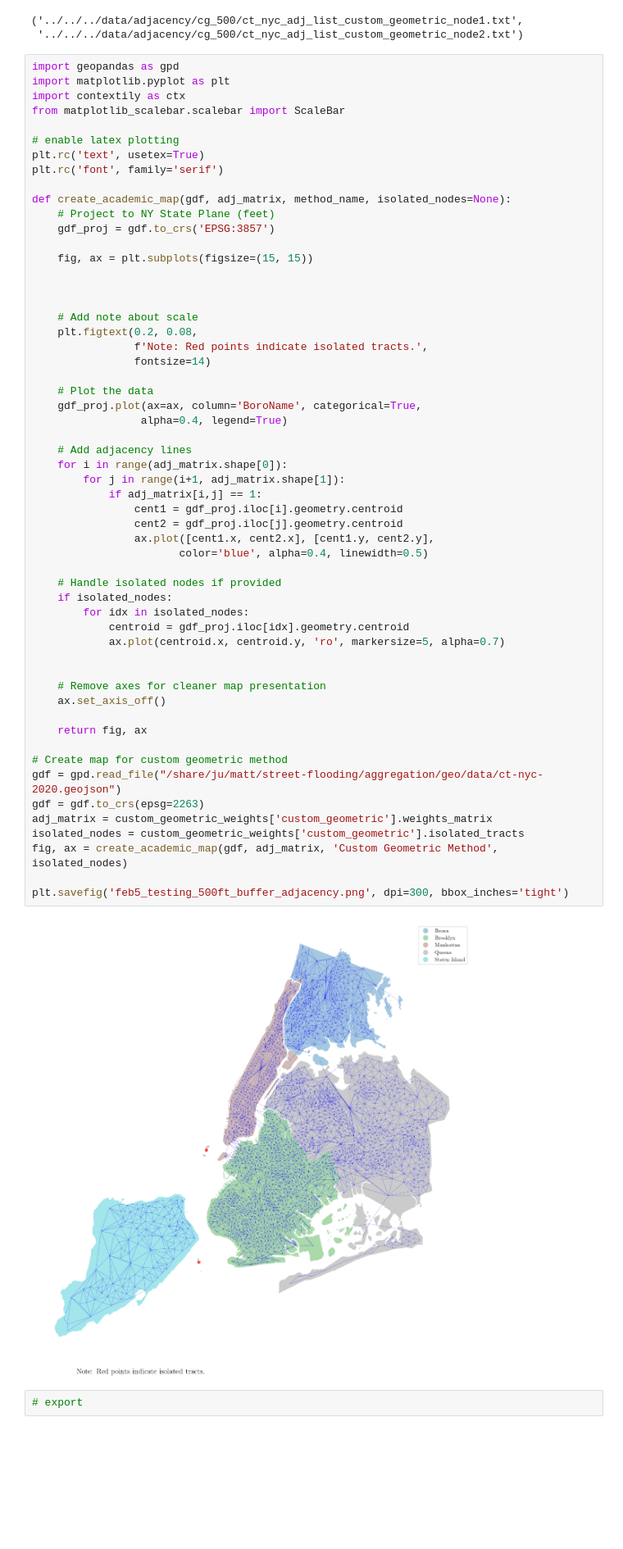
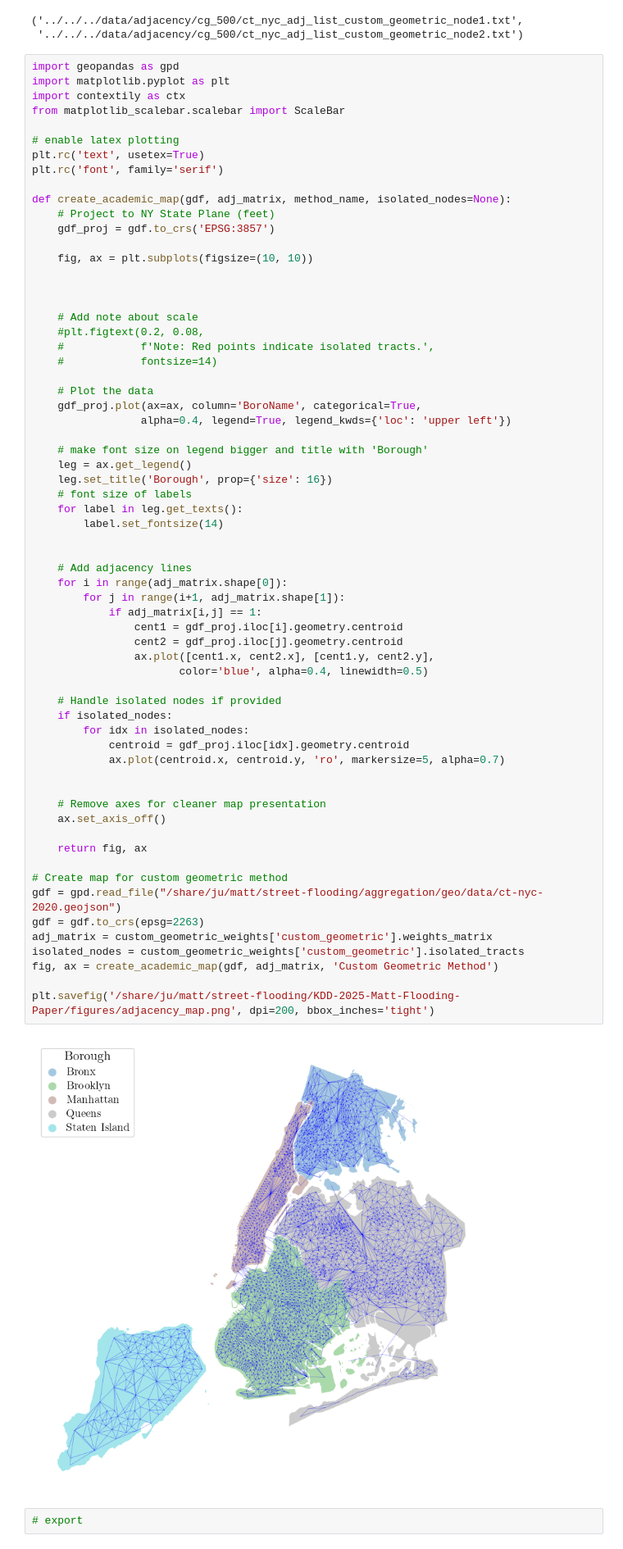
Before and after one commit to pendulating/bayflood, a Jupyter notebook: notebooks/for_paper/adjacency/geometric_buffer_adjacency.ipynb, the cells around one changed output. Shown at 82% size. Saved outputs shown, nothing was run; the diff lists cells and outputs as text; blank space fills up the shorter version.

Commit message:
adjacency scripts

```diff
--- a/notebooks/for_paper/adjacency/geometric_buffer_adjacency.ipynb
+++ b/notebooks/for_paper/adjacency/geometric_buffer_adjacency.ipynb
@@ -71,49 +71,57 @@ def create_academic_map(gdf, adj_matrix, method_name, isolated_nodes=None):
     # Project to NY State Plane (feet)
     gdf_proj = gdf.to_crs('EPSG:3857')
 
-    fig, ax = plt.subplots(figsize=(15, 15))
+    fig, ax = plt.subplots(figsize=(10, 10))
 
 
 
     # Add note about scale
-    plt.figtext(0.2, 0.08,
-                f'Note: Red points indicate isolated tracts.',
-                fontsize=14)
+    #plt.figtext(0.2, 0.08,
+    #            f'Note: Red points indicate isolated tracts.',
+    #            fontsize=14)
 
     # Plot the data
     gdf_proj.plot(ax=ax, column='BoroName', categorical=True,
-                 alpha=0.4, legend=True)
+                 alpha=0.4, legend=True, legend_kwds={'loc': 'upper left'})
+
+    # make font size on legend bigger and title with 'Borough'
+    leg = ax.get_legend()
+    leg.set_title('Borough', prop={'size': 16})
+    # font size of labels
+    for label in leg.get_texts():
+        label.set_fontsize(14)
+
 
     # Add adjacency lines
     for i in range(adj_matrix.shape[0]):
         for j in range(i+1, adj_matrix.shape[1]):
             if adj_matrix[i,j] == 1:
                 cent1 = gdf_proj.iloc[i].geometry.centroid
                 cent2 = gdf_proj.iloc[j].geometry.centroid
                 ax.plot([cent1.x, cent2.x], [cent1.y, cent2.y],
                        color='blue', alpha=0.4, linewidth=0.5)
 
     # Handle isolated nodes if provided
     if isolated_nodes:
         for idx in isolated_nodes:
             centroid = gdf_proj.iloc[idx].geometry.centroid
             ax.plot(centroid.x, centroid.y, 'ro', markersize=5, alpha=0.7)
 
 
     # Remove axes for cleaner map presentation
     ax.set_axis_off()
 
     return fig, ax
 
 # Create map for custom geometric method
 gdf = gpd.read_file("/share/ju/matt/street-flooding/aggregation/geo/data/ct-nyc-2020.geojson")
 gdf = gdf.to_crs(epsg=2263)
 adj_matrix = custom_geometric_weights['custom_geometric'].weights_matrix
 isolated_nodes = custom_geometric_weights['custom_geometric'].isolated_tracts
-fig, ax = create_academic_map(gdf, adj_matrix, 'Custom Geometric Method', isolated_nodes)
+fig, ax = create_academic_map(gdf, adj_matrix, 'Custom Geometric Method')
 
-plt.savefig('feb5_testing_500ft_buffer_adjacency.png', dpi=300, bbox_inches='tight')
+plt.savefig('/share/ju/matt/street-flooding/KDD-2025-Matt-Flooding-Paper/figures/adjacency_map.png', dpi=200, bbox_inches='tight')
 # %% [output]
-[figure, old version]
+[figure, new version]
 # %%
 # export
```
Also changed, not shown: 2 other files.
